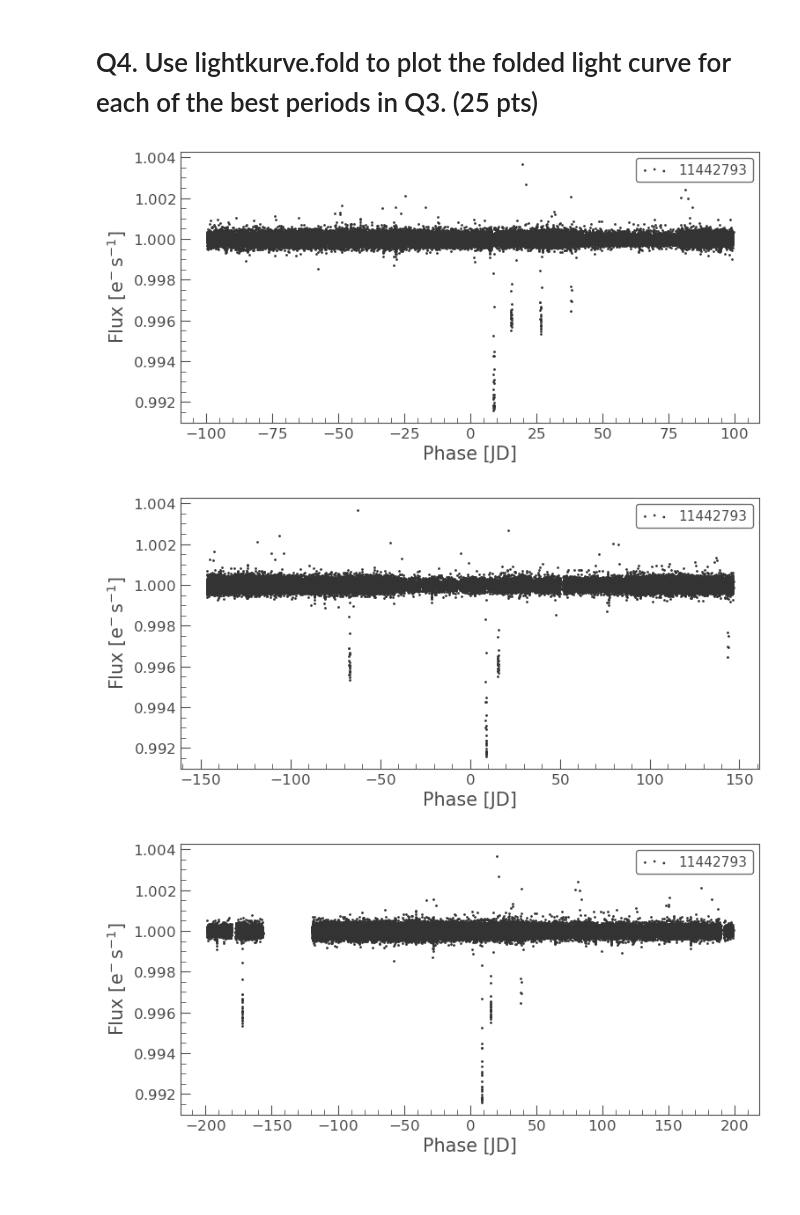
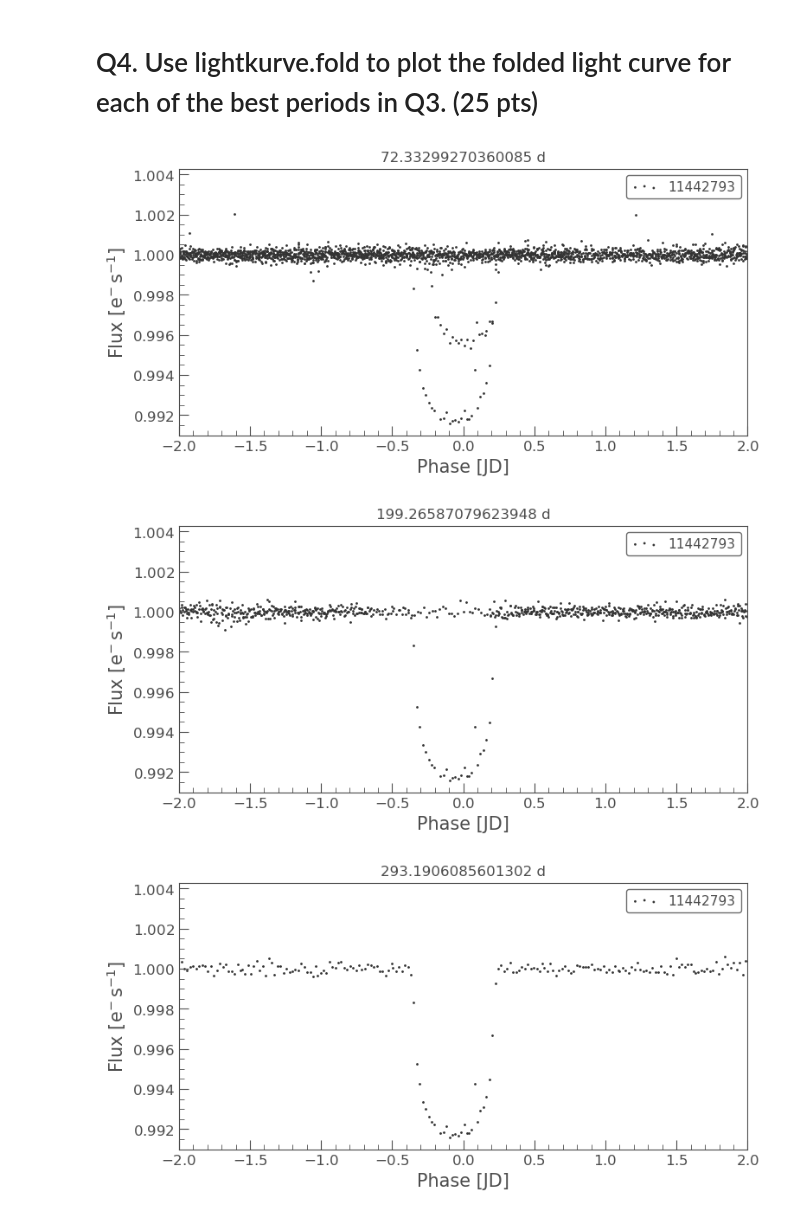
Before and after one commit to gnarayan/ast596_2023_Spring, a Jupyter notebook: homework/HaillePerkins/05/hw05.ipynb, the cells around one changed output. Saved outputs shown, nothing was run; the diff lists cells and outputs as text; code cells hidden in the pictures.

```diff
--- a/homework/HaillePerkins/05/hw05.ipynb
+++ b/homework/HaillePerkins/05/hw05.ipynb
@@ -133,15 +148,14 @@ sp = np.delete(sp, remove_i, axis=0) # axis to avoid flattening
 best_p = []
 
 limits = [0, 100, 200, 300, 400]
+# get the largest periods within the 4 limits
 for i in range(4):
     best = 0
+    best_t = 0
     for (period, power) in sp:
         # between limits and better than the current best
         if period > limits[i] and period < limits[i+1] and period > best:
             best = period
     best_p.append(best)
-
-ax = pg.plot()
-for p in best_p:
-    ax.axvline(x=p, alpha=0.5)
+best_p
 # %% [output]
@@ -152,0 +163,6 @@ best_p
+# %%
+ax = pg.plot()
+
+# highlight the peaks found
+for p in best_p:
+    ax.axvline(x=p, alpha=0.5, linewidth=4)
@@ -154,14 +172,15 @@ best_p
 # Q3. Select each peak period from the coarse grid in Q2.b. and then use lightkurve algorithm to refine the period within +/- 5 days, and get the best period. (25 pts)
 # %%
 # YOUR CODE HERE
-    # repeat to_periodgram but with narrower min and max and finer than 0.01d
-    # set up kwarg dicts for each of the 4 periods to investiage
-    # ideally since this is so narrow, there shouldnt be another strong peak - should be clear
+
+# recompute the periodogram near the peaks of interest
 refined_period = []
-for p in best_p[1:]:
-    gridpoints = int(10/0.005) # plus/minus 5 days is a width of 10 days with a gridspacing of 0.005
+refined_transit = []
+for p in best_p:
+    gridpoints = int(10/0.005) # plus/minus 5 days is a width of 10 days with a much finer gridspacing
     ps = np.linspace(p-5, p+5, gridpoints)
     pg = clc.to_periodogram(method='bls', period=ps)
     refined_period.append(pg.period_at_max_power)
+    refined_transit.append(pg.transit_time_at_max_power)
     pg.plot()
 # %% [output]
@@ -178,9 +200,11 @@ print(best_p)
 # Q4. Use lightkurve.fold to plot the folded light curve for each of the best periods in Q3. (25 pts)
 # %%
 # YOUR CODE HERE
-for period in refined_period:
-    clc.fold(period).scatter()
+for i, period in enumerate(refined_period):
+    ax = clc.fold(period, refined_transit[i]).scatter()
+    ax.set_xlim(-2, 2)
+    ax.set_title(period)
 # %% [output]
-[figure, old version]
+[figure, new version]
-[figure, old version]
+[figure, new version]
-[figure, old version]
+[figure, new version]
```
Also changed, not shown: parts of 12 cells of this notebook.
